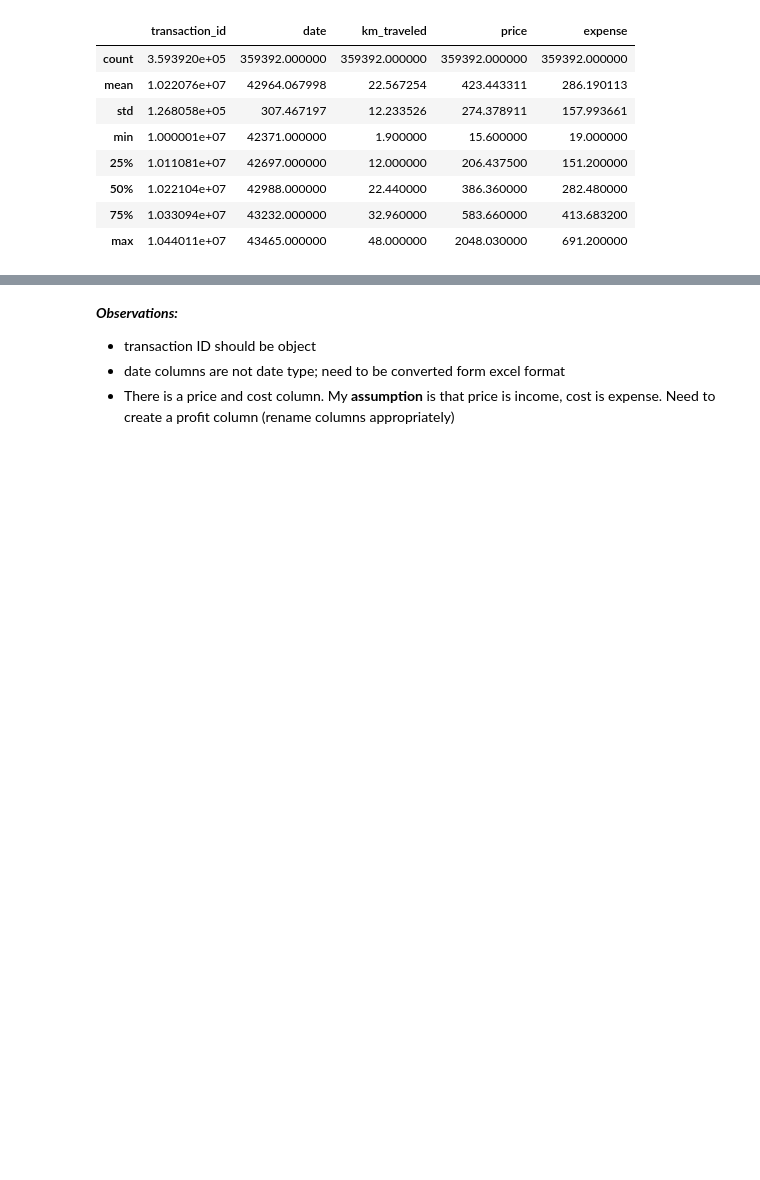
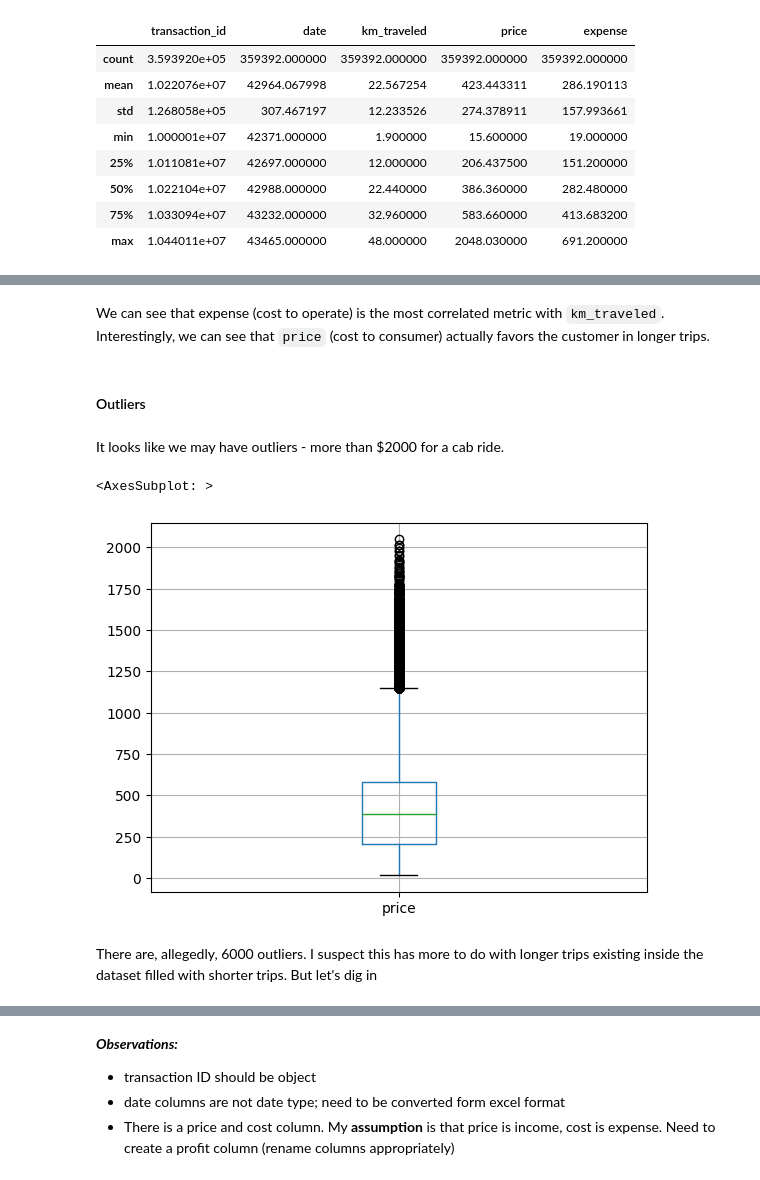
Before and after one commit to rambles-tech/DG_virtual_internship, a Jupyter notebook: week02/EDA.ipynb, the cells around one changed output, grey strips where cells are left out. Drawn from its saved outputs; the diff is of its cells as text; code cells hidden in the pictures; blank space fills up the shorter version.

```diff
--- a/week02/EDA.ipynb
+++ b/week02/EDA.ipynb
@@ -312,0 +306,11 @@ sns.pairplot(cab_df[['km_traveled', 'price', 'expense']], height=3);
+# %% [markdown]
+We can see that expense (cost to operate) is the most correlated metric with `km_traveled`.  Interestingly, we can see that `price` (cost to consumer) actually favors the customer in longer trips.
+# %% [markdown]
+#### Outliers
+# %% [markdown]
+It looks like we may have outliers - more than $2000 for a cab ride.
+# %%
+cab_df.boxplot(column='price')
+# %% [output]
+<AxesSubplot: >
+[figure, added]
@@ -312,0 +328,2 @@ sns.pairplot(cab_df[['km_traveled', 'price', 'expense']], height=3);
+# %% [markdown]
+There are, allegedly, 6000 outliers.  I suspect this has more to do with longer trips existing inside the dataset filled with shorter trips.  But let's dig in
```
Also changed, not shown: parts of 70 cells of this notebook.
